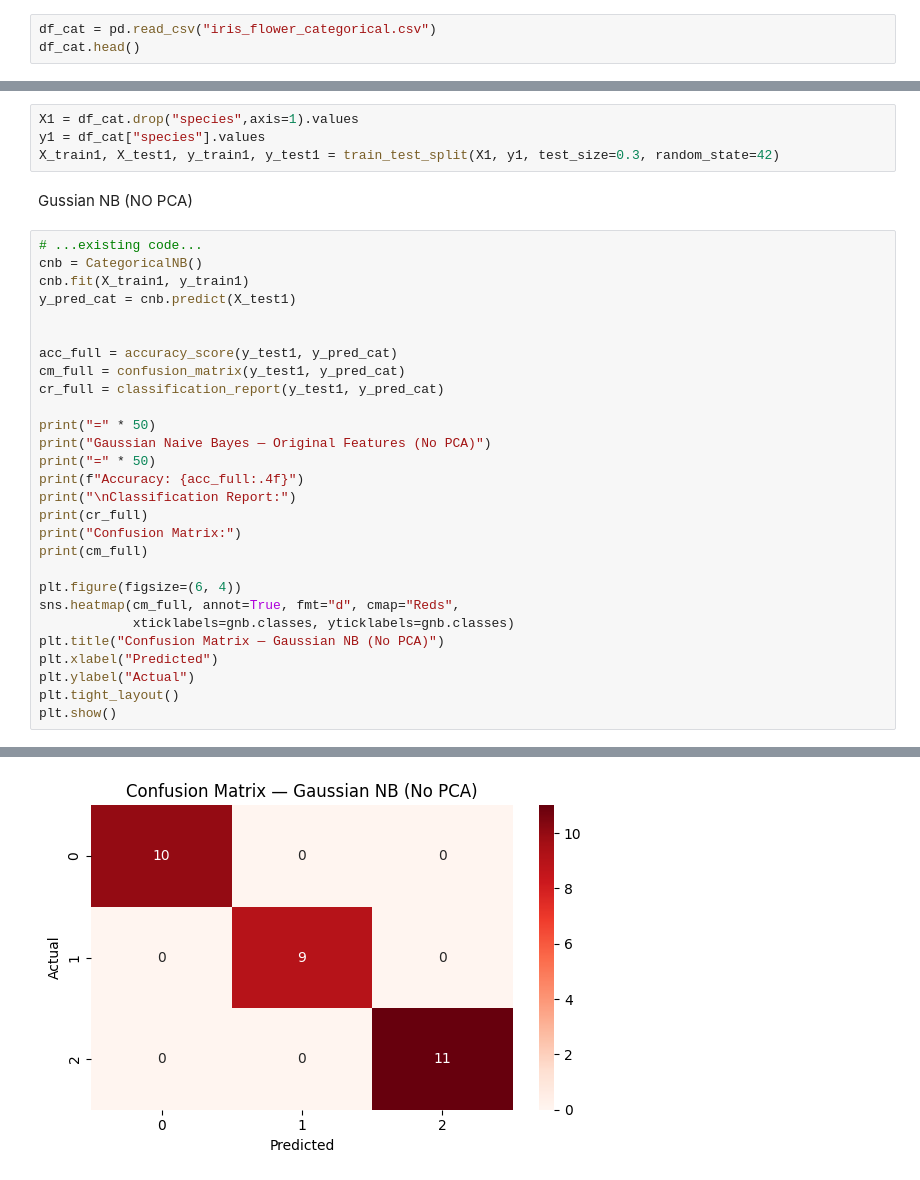
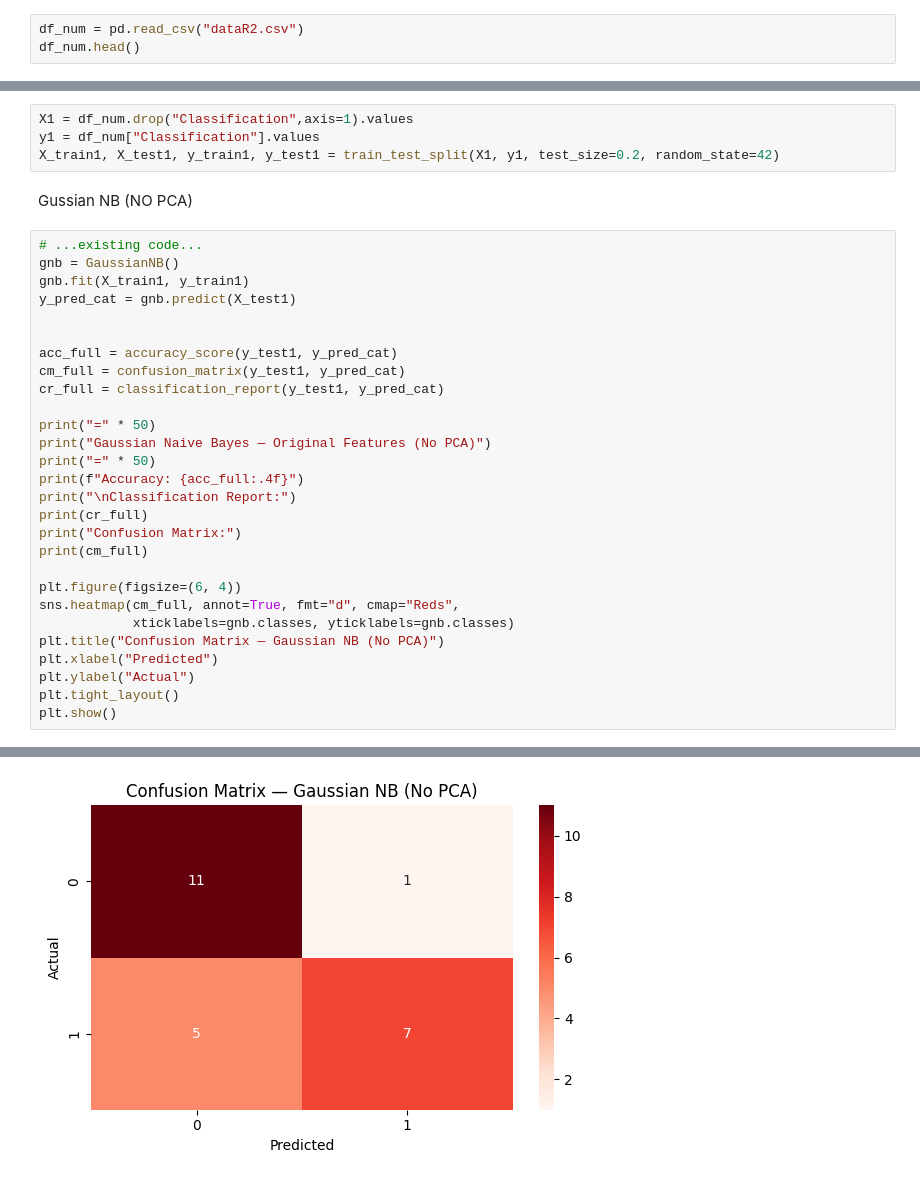
Before and after one commit to Engshadow/Naive_PCA_From_Scratch, a Jupyter notebook: Main.ipynb, the cells around one changed output, grey strips where cells are left out. Cells and saved outputs as stored; diff of their text form.

```diff
--- a/Main.ipynb
+++ b/Main.ipynb
@@ -360,4 +384,4 @@ Cateorigal dataset
 # %%
-df_cat = pd.read_csv("iris_flower_categorical.csv")
-df_cat.head()
+df_num = pd.read_csv("dataR2.csv")
+df_num.head()
 # %% [output]
@@ -411,14 +414,14 @@ df_cat.head()
 # %%
-X1 = df_cat.drop("species",axis=1).values
-y1 = df_cat["species"].values
-X_train1, X_test1, y_train1, y_test1 = train_test_split(X1, y1, test_size=0.3, random_state=42)
+X1 = df_num.drop("Classification",axis=1).values
+y1 = df_num["Classification"].values
+X_train1, X_test1, y_train1, y_test1 = train_test_split(X1, y1, test_size=0.2, random_state=42)
 # %% [markdown]
 Gussian NB (NO PCA)
 # %%
 # ...existing code...
-cnb = CategoricalNB()
-cnb.fit(X_train1, y_train1)
-y_pred_cat = cnb.predict(X_test1)
+gnb = GaussianNB()
+gnb.fit(X_train1, y_train1)
+y_pred_cat = gnb.predict(X_test1)
 
 
 acc_full = accuracy_score(y_test1, y_pred_cat)
@@ -466 +467 @@ Confusion Matrix:
-[figure, old version]
+[figure, new version]
```
Also changed, not shown: parts of 18 cells of this notebook, 1 other file.
